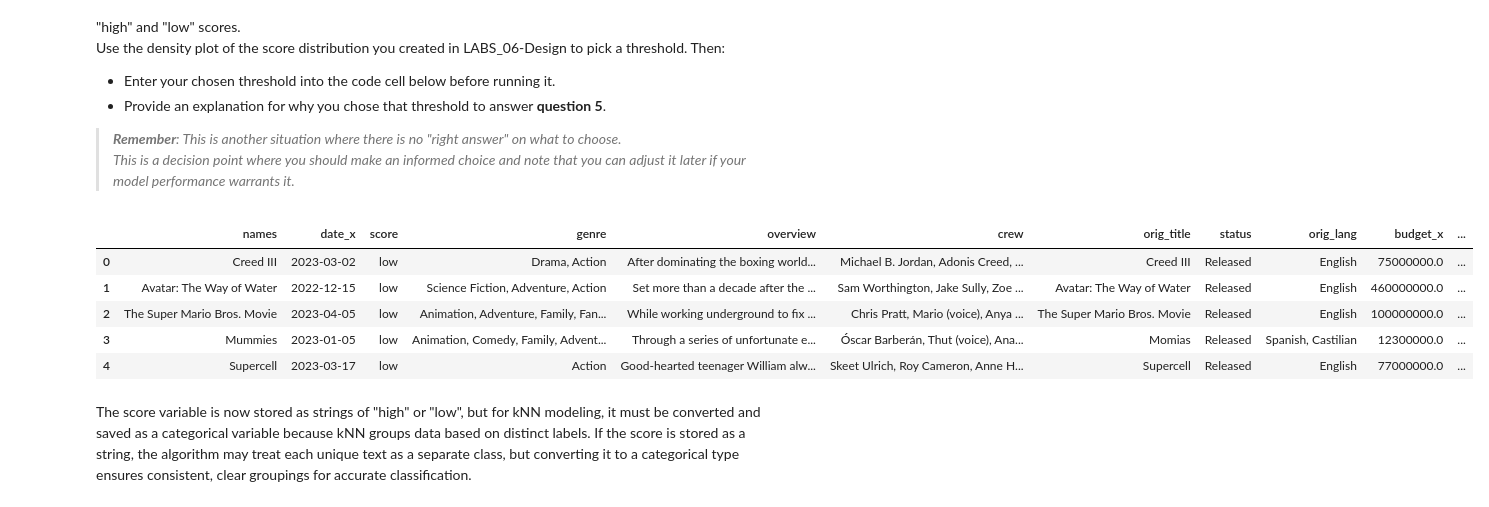
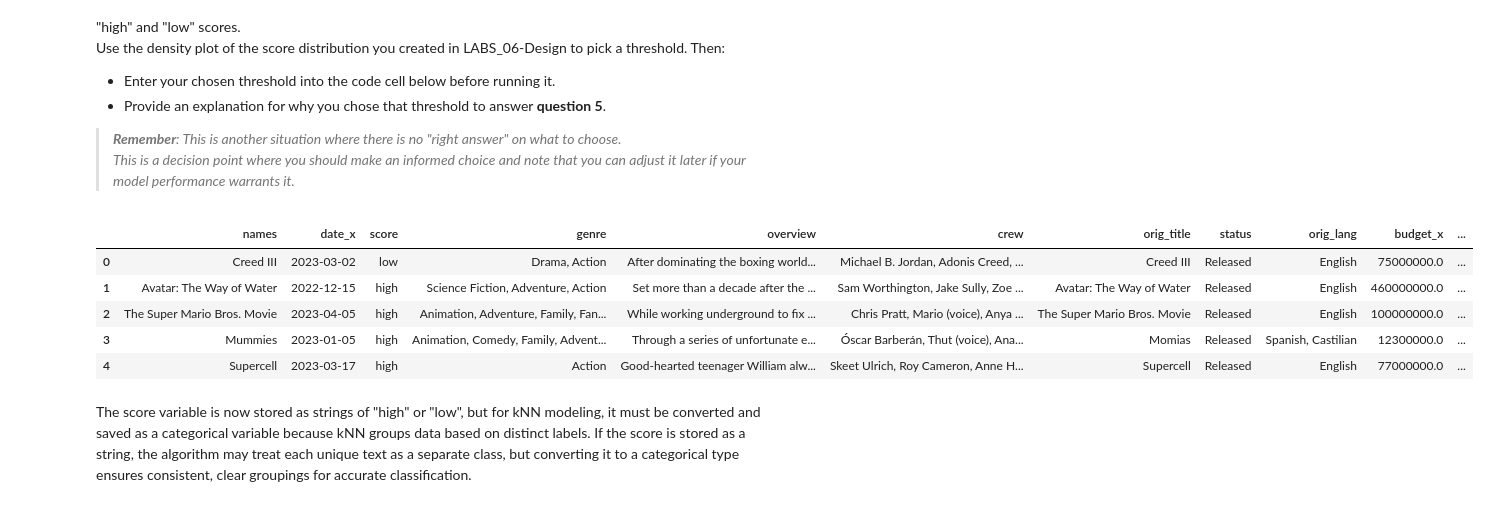
Before and after one commit to elidebuys/DS1001-LABS-Projects, a Jupyter notebook: LABS_09_Analytics-1.ipynb, the cells around one changed output. Saved outputs shown, nothing was run; the diff lists cells and outputs as text; code cells hidden in the pictures.

```diff
--- a/LABS_09_Analytics-1.ipynb
+++ b/LABS_09_Analytics-1.ipynb
@@ -162,7 +162,7 @@ The cell below contains the code to collapse the `country` column reassign any c
 
 > *Hint: Look at the variable assignment in the cell below to identify where the threshold for grouping countries is set to help answer **question 3**. Notice where this is used in the line below the does the actual collapsing.*
 # %%
-threshold = 50
+threshold = 100
 model_data['country'] = model_data['country'].apply(lambda x: x if model_data['country'].value_counts()[x] > threshold else 'other')
 # %%
 # check the new counts after collapsing
@@ -376,16 +372,16 @@ Use the density plot of the score distribution you created in LABS_06-Design to
 # %%
 ## reformat score
 
-score_threshold = 90
+score_threshold = 50
 model_data['score'] = model_data['score'].apply(lambda x: 'high' if model_data['score'][x] > score_threshold else 'low')
 model_data.head()
 # %% [output]
 |  | names | date_x | score | genre | overview | crew | orig_title | status | orig_lang | budget_x | ... |
 | 0 | Creed III | 2023-03-02 | low | Drama, Action | After dominating the boxing world... | Michael B. Jordan, Adonis Creed, ... | Creed III | Released | English | 75000000.0 | ... |
-| 1 | Avatar: The Way of Water | 2022-12-15 | low | Science Fiction, Adventure, Action | Set more than a decade after the ... | Sam Worthington, Jake Sully, Zoe ... | Avatar: The Way of Water | Released | English | 460000000.0 | ... |
-| 2 | The Super Mario Bros. Movie | 2023-04-05 | low | Animation, Adventure, Family, Fan... | While working underground to fix ... | Chris Pratt, Mario (voice), Anya ... | The Super Mario Bros. Movie | Released | English | 100000000.0 | ... |
-| 3 | Mummies | 2023-01-05 | low | Animation, Comedy, Family, Advent... | Through a series of unfortunate e... | Óscar Barberán, Thut (voice), Ana... | Momias | Released | Spanish, Castilian | 12300000.0 | ... |
-| 4 | Supercell | 2023-03-17 | low | Action | Good-hearted teenager William alw... | Skeet Ulrich, Roy Cameron, Anne H... | Supercell | Released | English | 77000000.0 | ... |
+| 1 | Avatar: The Way of Water | 2022-12-15 | high | Science Fiction, Adventure, Action | Set more than a decade after the ... | Sam Worthington, Jake Sully, Zoe ... | Avatar: The Way of Water | Released | English | 460000000.0 | ... |
+| 2 | The Super Mario Bros. Movie | 2023-04-05 | high | Animation, Adventure, Family, Fan... | While working underground to fix ... | Chris Pratt, Mario (voice), Anya ... | The Super Mario Bros. Movie | Released | English | 100000000.0 | ... |
+| 3 | Mummies | 2023-01-05 | high | Animation, Comedy, Family, Advent... | Through a series of unfortunate e... | Óscar Barberán, Thut (voice), Ana... | Momias | Released | Spanish, Castilian | 12300000.0 | ... |
+| 4 | Supercell | 2023-03-17 | high | Action | Good-hearted teenager William alw... | Skeet Ulrich, Roy Cameron, Anne H... | Supercell | Released | English | 77000000.0 | ... |
 # %% [markdown]
 The score variable is now stored as strings of "high" or "low", but for kNN modeling, it must be converted and saved as a categorical variable because kNN groups data based on distinct labels. If the score is stored as a string, the algorithm may treat each unique text as a separate class, but converting it to a categorical type ensures consistent, clear groupings for accurate classification.
 # %%
```
Also changed, not shown: parts of 9 cells of this notebook, 1 other file.
